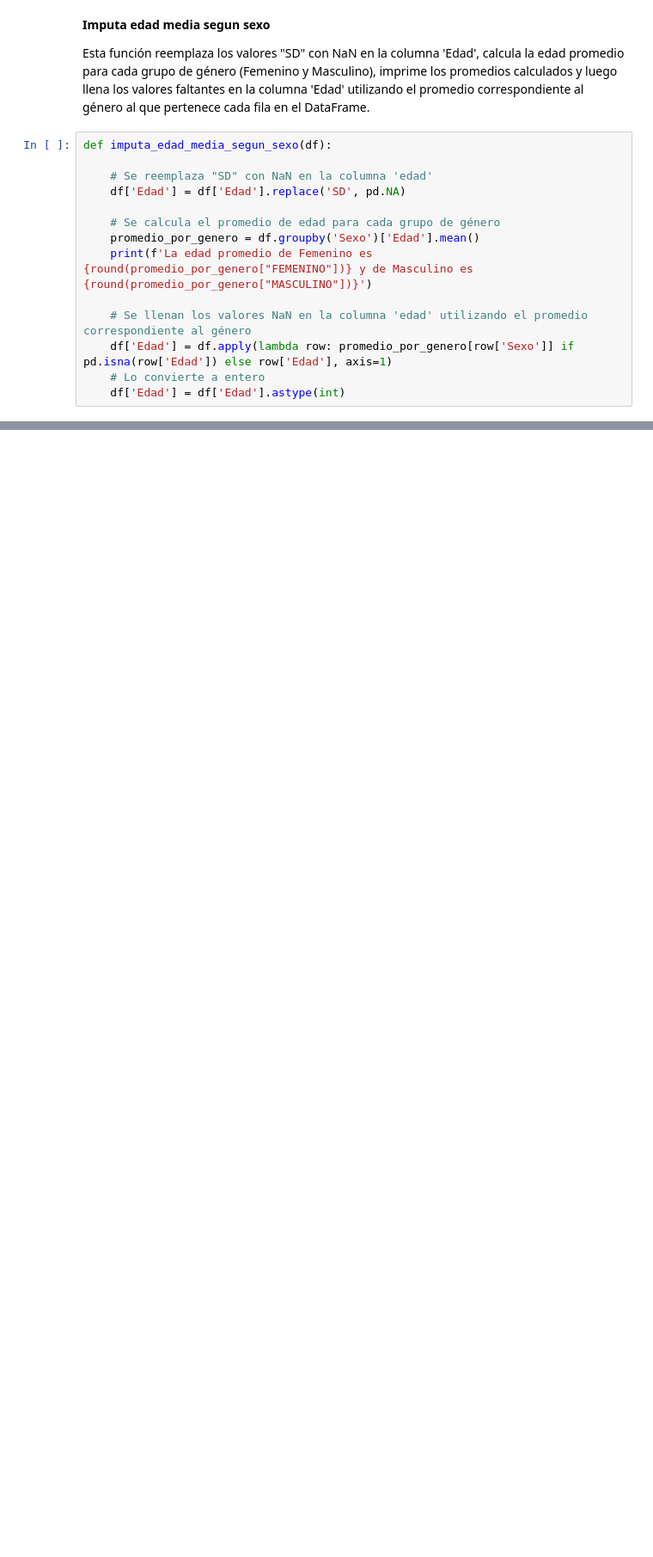
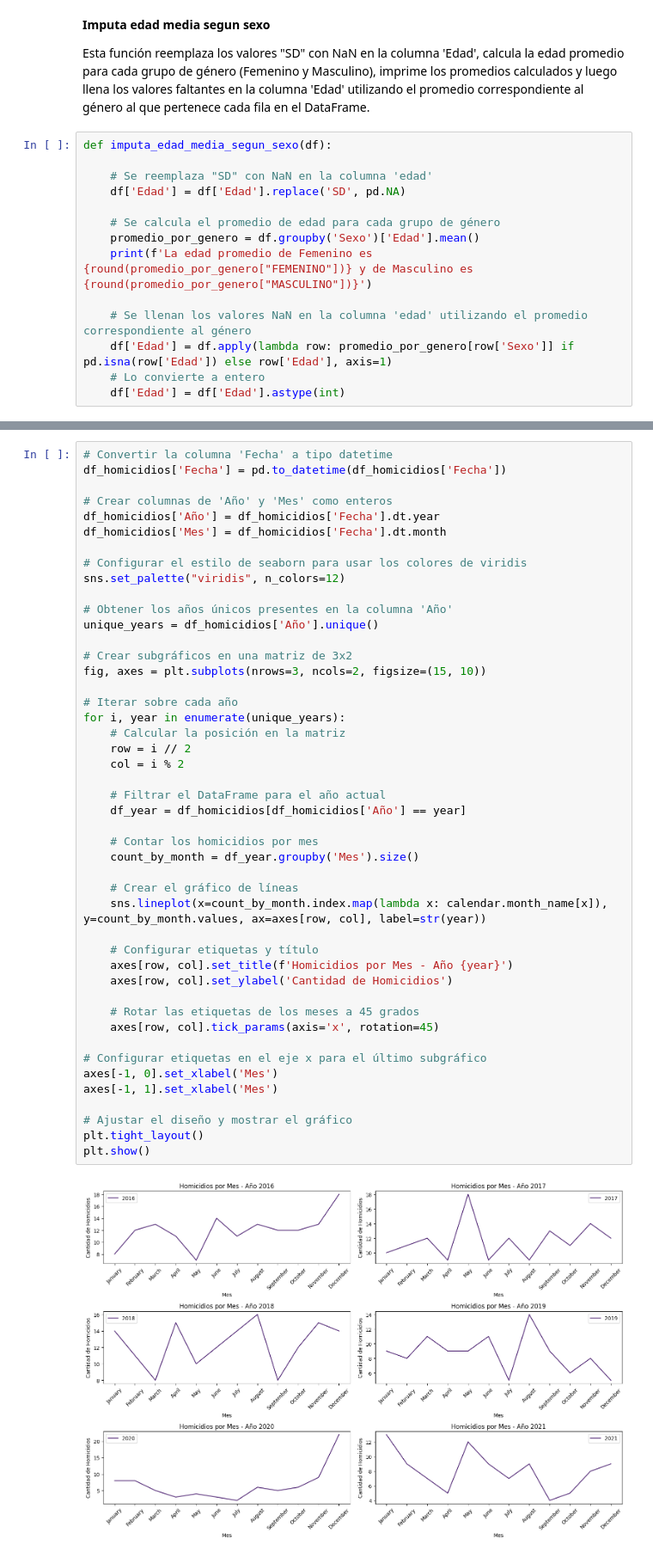
Before and after one commit to orestes-victor/HENRY_Proyecto_Individual_2__Data_Analytics_Orestes_Victor, a Jupyter notebook: Notebooks/01_ETL.ipynb, the cells around one changed output, grey strips where cells are left out. Shown: that part at 86% size. Saved outputs shown, nothing was run; the diff lists cells and outputs as text; blank space fills up the shorter version.

Commit message:
Actualizo Notebooks y README

```diff
--- a/Notebooks/01_ETL.ipynb
+++ b/Notebooks/01_ETL.ipynb
@@ -1087,0 +249,48 @@ Conexión con la base de datos MySQL exitosa.
+# %%
+# Convertir la columna 'Fecha' a tipo datetime
+df_homicidios['Fecha'] = pd.to_datetime(df_homicidios['Fecha'])
+
+# Crear columnas de 'Año' y 'Mes' como enteros
+df_homicidios['Año'] = df_homicidios['Fecha'].dt.year
+df_homicidios['Mes'] = df_homicidios['Fecha'].dt.month
+
+# Configurar el estilo de seaborn para usar los colores de viridis
+sns.set_palette("viridis", n_colors=12)
+
+# Obtener los años únicos presentes en la columna 'Año'
+unique_years = df_homicidios['Año'].unique()
+
+# Crear subgráficos en una matriz de 3x2
+fig, axes = plt.subplots(nrows=3, ncols=2, figsize=(15, 10))
+
+# Iterar sobre cada año
+for i, year in enumerate(unique_years):
+    # Calcular la posición en la matriz
+    row = i // 2
+    col = i % 2
+
+    # Filtrar el DataFrame para el año actual
+    df_year = df_homicidios[df_homicidios['Año'] == year]
+
+    # Contar los homicidios por mes
+    count_by_month = df_year.groupby('Mes').size()
+
+    # Crear el gráfico de líneas
+    sns.lineplot(x=count_by_month.index.map(lambda x: calendar.month_name[x]), y=count_by_month.values, ax=axes[row, col], label=str(year))
+
+    # Configurar etiquetas y título
+    axes[row, col].set_title(f'Homicidios por Mes - Año {year}')
+    axes[row, col].set_ylabel('Cantidad de Homicidios')
+
+    # Rotar las etiquetas de los meses a 45 grados
+    axes[row, col].tick_params(axis='x', rotation=45)
+
+# Configurar etiquetas en el eje x para el último subgráfico
+axes[-1, 0].set_xlabel('Mes')
+axes[-1, 1].set_xlabel('Mes')
+
+# Ajustar el diseño y mostrar el gráfico
+plt.tight_layout()
+plt.show()
+# %% [output]
+[figure, added]
```
Also changed, not shown: parts of 218 cells of this notebook, 3 other files.
